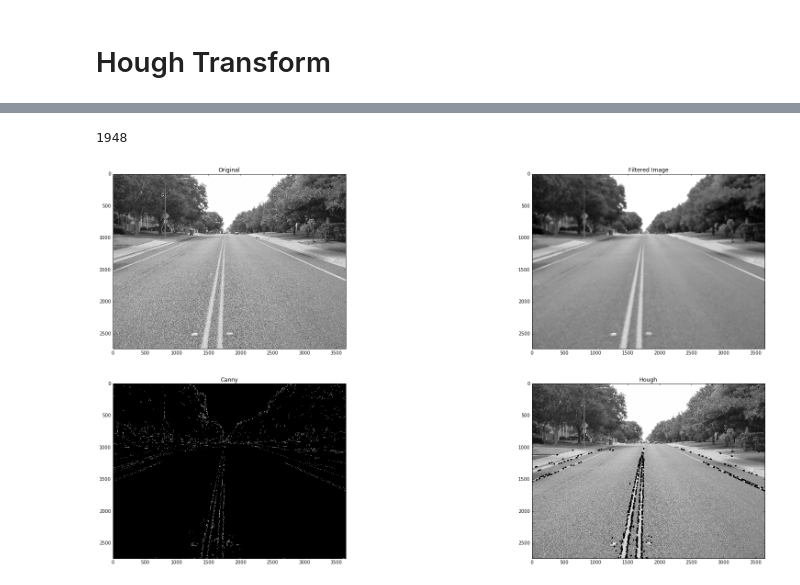
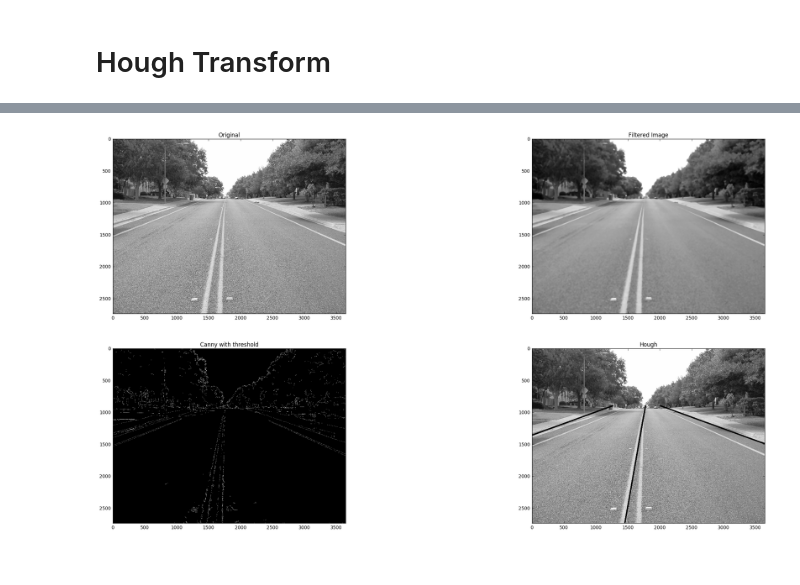
Before and after one commit to mohankarthik/StudyNotes, a Jupyter notebook: ComputerVision/2B - Hough Transform.ipynb, the cells around one changed output, grey strips where cells are left out. Cells and saved outputs as stored; diff of their text form; code cells hidden in the pictures.

Commit message:
Added Hough Transform notes

```diff
--- a/ComputerVision/2B - Hough Transform.ipynb
+++ b/ComputerVision/2B - Hough Transform.ipynb
@@ -3,46 +14,99 @@
 # %%
-# Implementing a median filter to a salt & pepper noise
+# Implementing a lane detector
 import cv2
 import matplotlib.pyplot as plt
 import tensorflow as tf
 import numpy as np
 %matplotlib inline
+
+HORIZON_Y = 900
+
+LL_TMIN = 1.20
+LL_TMAX = 1.23
+
+ML_TMIN = 0.15
+ML_TMAX = 0.19
+
+RL_TMIN = 1.91
+RL_TMAX = 1.93
+
+def FormLine(rho, theta):
+    a = np.cos(theta)
+    b = np.sin(theta)
+    x0 = a*rho
+    y0 = b*rho
+
+    if a >= 0:
+        k = (y0 - HORIZON_Y) / a
+        x1 = int(x0 + 5000*(-b))
+        y1 = int(y0 + 5000*(a))
+        x2 = int(x0 - k*(-b))
+        y2 = int(y0 - k*(a))
+
+    else:
+        k = (HORIZON_Y - y0) / a
+        x1 = int(x0 + k*(-b))
+        y1 = int(y0 + k*(a))
+        x2 = int(x0 - 5000*(-b))
+        y2 = int(y0 - 5000*(a))
+
+    return [x1, y1, x2, y2]
 
 # Create a figure
 fig = plt.figure(figsize=(30,15))
 
 # Get the image
 img = cv2.imread("lane.jpg",0)
 a=fig.add_subplot(2,2,1)
 imgplot = plt.imshow(img, cmap='Greys_r')
 a.set_title('Original')
 
 # Apply a median filter and try to clean the noise
-filteredImg = cv2.medianBlur(img,31)
+filteredImg = cv2.medianBlur(img,25)
 a=fig.add_subplot(2,2,2)
 imgplot = plt.imshow(np.array(filteredImg), cmap='Greys_r')
 a.set_title('Filtered Image')
 
-# Apply a canny edge detector
-canny = cv2.Canny(filteredImg,0,25,apertureSize = 3)
+# Apply a canny edge detector with thresholding
+canny = cv2.Canny(filteredImg,0,35,apertureSize = 3)
+retval, thresh = cv2.threshold(canny, 50, 255,cv2.THRESH_BINARY)
 a=fig.add_subplot(2,2,3)
-imgplot = plt.imshow(np.array(canny), cmap='Greys_r')
-a.set_title('Canny')
+imgplot = plt.imshow(np.array(thresh), cmap='Greys_r')
+a.set_title('Canny with threshold')
 
 # Apply a hough line detector
 LaneMarkings = np.copy(img)
-lines = cv2.HoughLinesP(canny,1,np.pi/180,10,2000,5)
-print lines.shape[0]
+lines = cv2.HoughLines(thresh,1,np.pi/18,150)
+lanes = [[0.0,0.0,0.0,0.0] for x in range(3)]
+
+# Resolve into 3 lanes
 for line in lines:
-    for x1,y1,x2,y2 in line:
-        if (y1 > 1000 and y2 > 1000) and (abs(y2 - y1) > 2):
-            cv2.line(LaneMarkings,(x1,y1),(x2,y2),0,20)
+    llmaxr = -5000
+    mlmint = np.pi
+    rlminr = 5000
 
+    for rho,theta in line:
+        # Get the left lane
+        if ((theta > LL_TMIN) and (theta < LL_TMAX) and (rho > llmaxr)):
+            llmaxr = rho
+            lanes[0] = FormLine(rho, theta)
+
+        elif ((theta > ML_TMIN) and (theta < ML_TMAX) and (theta < mlmint)):
+            llmint = theta
+            lanes[1] = FormLine(rho, theta)
+
+        elif ((theta > RL_TMIN) and (theta < RL_TMAX) and (rho < rlminr)):
+            rlminr = rho
+            lanes[2] = FormLine(rho, theta)
+
+# Augment the lanes onto the image
+for lane in lanes:
+    cv2.line(LaneMarkings,(lane[0],lane[1]),(lane[2],lane[3]),0,20)
 a=fig.add_subplot(2,2,4)
 imgplot = plt.imshow(np.array(LaneMarkings), cmap='Greys_r')
 a.set_title('Hough')
 
+# Show all the images
 plt.show()
 # %% [output]
-1948
-[figure, old version]
+[figure, new version]
```
Also changed, not shown: parts of 5 cells of this notebook, 3 other files.
